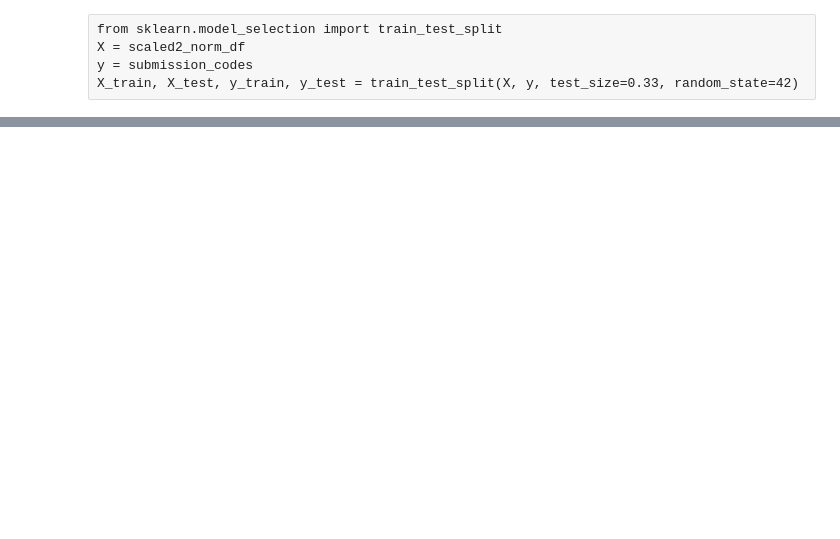
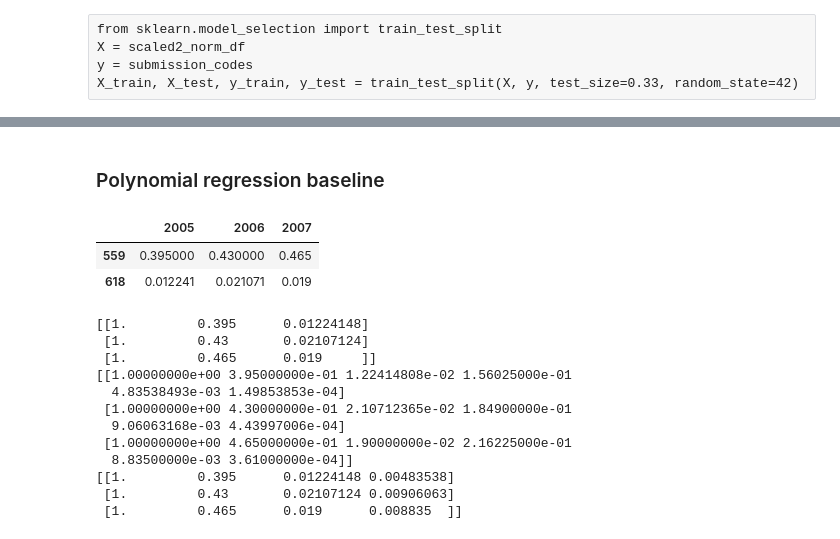
Before and after one commit to machine-learning-study-group/time-series-millenium-goals, a Jupyter notebook: 2-prepare-data.ipynb, the cells around one changed output, grey strips where cells are left out. Cells and saved outputs as stored; diff of their text form; code cells hidden in the pictures; blank space fills up the shorter version.

```diff
--- a/2-prepare-data.ipynb
+++ b/2-prepare-data.ipynb
@@ -999,0 +1059,59 @@ X_train, X_test, y_train, y_test = train_test_split(X, y, test_size=0.33, random
+# %% [markdown]
+### Polynomial regression baseline
+# %%
+pred_columns = [str(item) + "_pred" for item in np.array(range(2002,2008))]
+true_columns = [str(item) for item in range(2002,2008)]
+
+def make_prediction(row, model):
+    training_data = row.loc['1972':'2002']
+    test_data = row.loc['2002':'2007']
+
+    nbr_data_points = training_data.count()
+    if test_data.count()<6 or training_data.count() < 6 :
+        return  [None]*6
+    else:
+        years = training_data.dropna().index.values.astype(np.int).reshape(-1, 1)
+        values = training_data.dropna().values
+
+        model.fit(years, values)
+
+        #predictions
+        return model.predict(np.array(range(2002,2008)).reshape(-1, 1))
+# %%
+from sklearn.preprocessing import PolynomialFeatures
+from sklearn.pipeline import make_pipeline
+
+model = LinearRegression()
+
+df = df_submission_in_data.dropna(subset=true_columns)
+# df.loc[:,'1972':'2007'].head()
+df=df.loc[:,'2005':'2007']
+df=df.iloc[0:2,:]
+display(df.head())
+transformer = PolynomialFeatures(degree=1)
+df_poly=transformer.fit_transform(df.T)
+print(df_poly)
+transformer = PolynomialFeatures(degree=2,interaction_only=False)
+df_poly=transformer.fit_transform(df.T)
+print(df_poly)
+transformer = PolynomialFeatures(degree=2,interaction_only=True)
+df_poly=transformer.fit_transform(df.T)
+print(df_poly)
+# df_simple_preds_true_columns = pd.DataFrame(df.apply(make_prediction, args=(model,),axis=1).tolist(),\
+#                                index=df.index, columns=true_columns)
+# %% [output]
+|  | 2005 | 2006 | 2007 |
+| 559 | 0.395000 | 0.430000 | 0.465 |
+| 618 | 0.012241 | 0.021071 | 0.019 |
+[[1.         0.395      0.01224148]
+ [1.         0.43       0.02107124]
+ [1.         0.465      0.019     ]]
+[[1.00000000e+00 3.95000000e-01 1.22414808e-02 1.56025000e-01
+  4.83538493e-03 1.49853853e-04]
+ [1.00000000e+00 4.30000000e-01 2.10712365e-02 1.84900000e-01
+  9.06063168e-03 4.43997006e-04]
+ [1.00000000e+00 4.65000000e-01 1.90000000e-02 2.16225000e-01
+  8.83500000e-03 3.61000000e-04]]
+[[1.         0.395      0.01224148 0.00483538]
+ [1.         0.43       0.02107124 0.00906063]
+ [1.         0.465      0.019      0.008835  ]]
```
Also changed, not shown: parts of 28 cells of this notebook.
